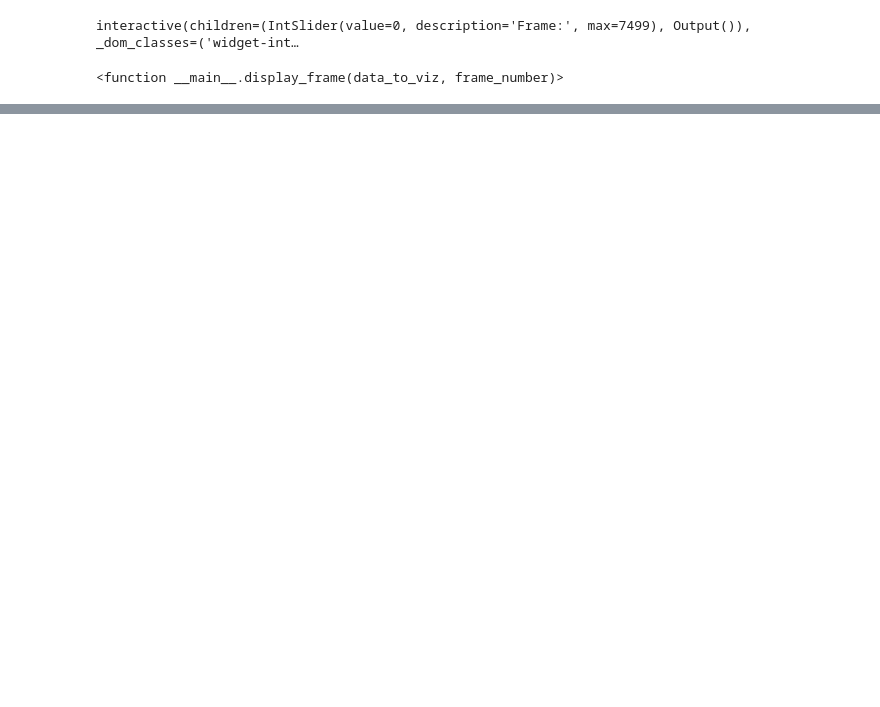
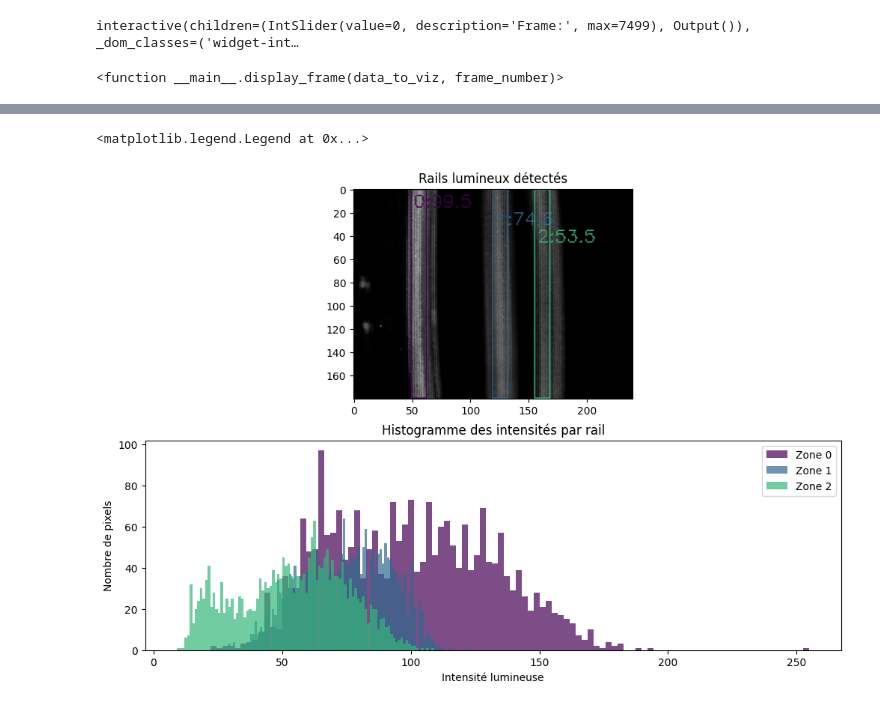
Before and after one commit to hdalhoumi/SNN_train_counting, a Jupyter notebook: original_snn_test.ipynb, the cells around one changed output, grey strips where cells are left out. Saved outputs shown, nothing was run; the diff lists cells and outputs as text; code cells hidden in the pictures; blank space fills up the shorter version.

```diff
--- a/original_snn_test.ipynb
+++ b/original_snn_test.ipynb
@@ -134,0 +227,74 @@ print(snn_original._layer_2_weights)
+# %%
+import numpy as np
+import matplotlib.pyplot as plt
+import cv2
+from scipy.signal import find_peaks
+from matplotlib import cm
+
+adjusted = summed_image
+column_intensity = adjusted.mean(axis=0)
+profile = column_intensity
+
+# Trouver les pics dans le profil global
+peaks, _ = find_peaks(profile, height=np.percentile(profile, 90), distance=10)
+rail_half_width = 6
+rail_zones = []
+
+for peak in peaks:
+    x_start = max(0, peak - rail_half_width)
+    x_end = min(adjusted.shape[1], peak + rail_half_width + 1)
+
+    rail_zone = adjusted[:, x_start:x_end]
+    mean_intensity = rail_zone.mean()
+
+    # Recherche du pic au milieu de la zone
+    column_profile = rail_zone.mean(axis=0)  # Intensité moyenne sur les colonnes de la zone
+    center_peak, _ = find_peaks(column_profile, height=np.percentile(column_profile, 90), distance=3)
+
+    if len(center_peak) > 0:
+        # Choisir le pic central (le pic le plus proche du centre de la zone)
+        mid_point = (x_start + x_end) // 2
+        closest_peak = min(center_peak, key=lambda p: abs(p - (mid_point - x_start)))
+
+        # Enregistrer la nouvelle zone avec le pic central trouvé
+        rail_zones.append({
+            'x_start': x_start,
+            'x_end': x_end,
+            'mean': mean_intensity,
+            'center_peak': x_start + closest_peak,  # Localisation du pic central dans l'image globale
+            'values': rail_zone.flatten()
+        })
+
+rail_zones.sort(key=lambda z: -z['mean'])
+
+# Générer les couleurs pour chaque zone
+colors = [cm.viridis(i / len(rail_zones)) for i in range(len(rail_zones))]
+
+# Annoter l'image avec les zones et leurs pics
+annotated = cv2.cvtColor(adjusted.astype(np.uint8), cv2.COLOR_GRAY2BGR)
+for idx, rail in enumerate(rail_zones):
+    x1, x2 = rail['x_start'], rail['x_end']
+
+    color = tuple(int(c * 255) for c in colors[idx][:3][::-1])  # Convertir la couleur en BGR
+    cv2.rectangle(annotated, (x1, 0), (x2, adjusted.shape[0]-1), color, 1)
+    label = f"{idx}: {rail['mean']:.1f}, Peak: {rail['center_peak']}"
+    cv2.putText(annotated, label, (x1 + 2, 15 + idx * 15), cv2.FONT_HERSHEY_SIMPLEX, 0.5, color, 1)
+
+# Affichage de l'image avec les annotations
+fig, (ax_img, ax_hist) = plt.subplots(2, 1, figsize=(12, 8))
+ax_img.imshow(cv2.cvtColor(annotated, cv2.COLOR_BGR2RGB))
+ax_img.set_title("Rails lumineux détectés")
+
+# Histogramme des intensités par zone
+for idx, rail in enumerate(rail_zones):
+    ax_hist.hist(rail['values'], bins=100, alpha=0.7, label=f'Zone {idx}', color=colors[idx])
+
+ax_hist.set_title("Histogramme des intensités par rail")
+ax_hist.set_xlabel("Intensité lumineuse")
+ax_hist.set_ylabel("Nombre de pixels")
+ax_hist.legend()
+
+plt.show()
+# %% [output]
+<matplotlib.legend.Legend at 0x...>
+[figure, added]
```
Also changed, not shown: parts of 20 cells of this notebook, 1 other file.
